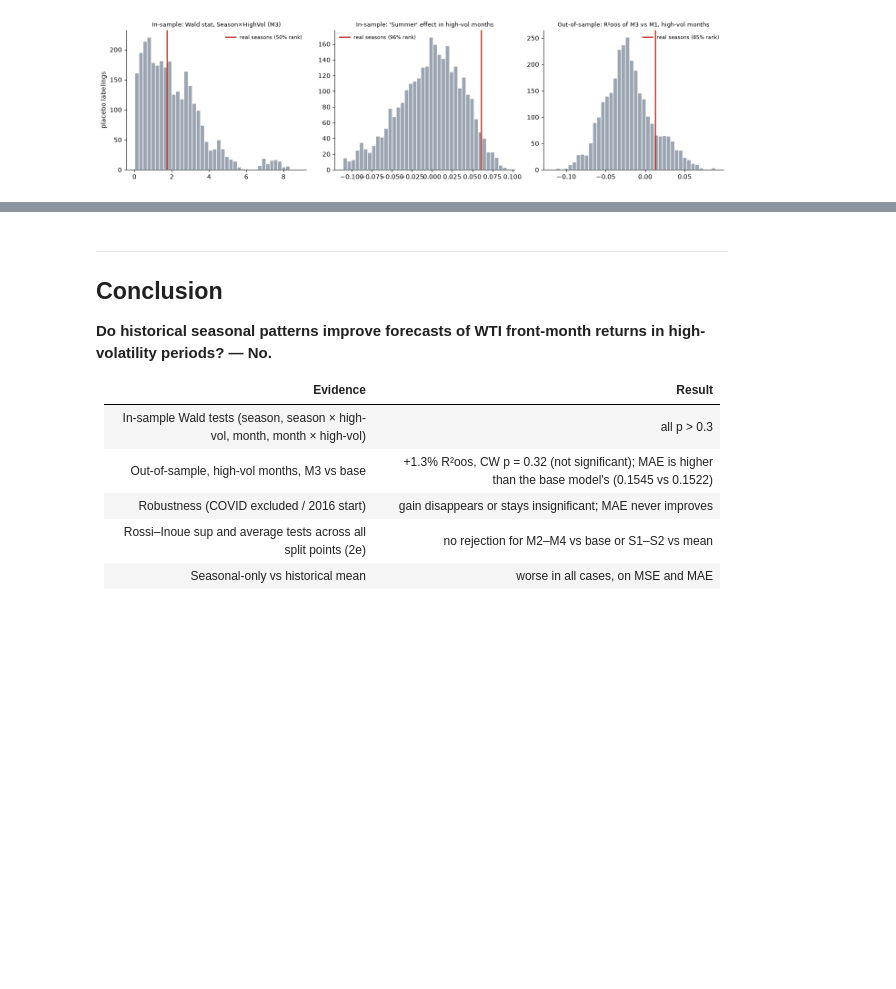
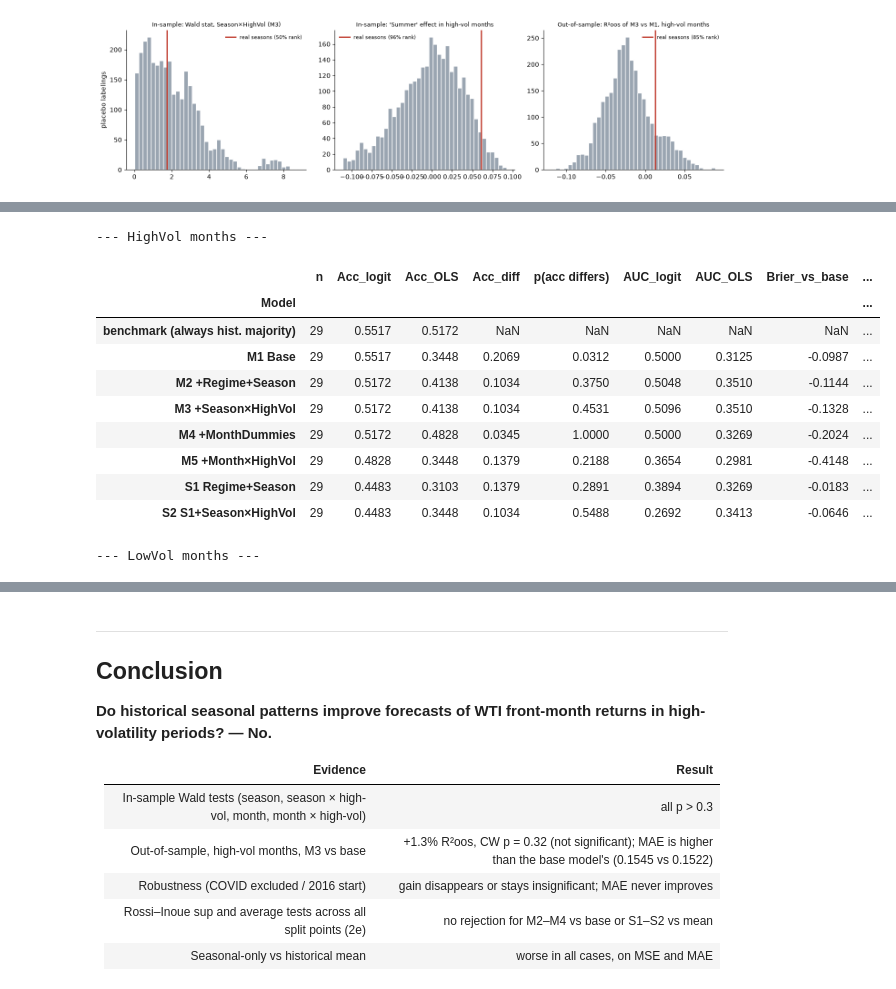
Before and after one commit to LeopoldChambriard/forecasting_oil_prices_project, a Jupyter notebook: WTI_seasonality_highvol_OLS.ipynb, the cells around one changed output, grey strips where cells are left out. Cells and saved outputs as stored; diff of their text form; code cells hidden in the pictures; blank space fills up the shorter version.

```diff
--- a/WTI_seasonality_highvol_OLS.ipynb
+++ b/WTI_seasonality_highvol_OLS.ipynb
@@ -661,0 +789,18 @@ plt.tight_layout(); plt.show()
+# %%
+# Same table for high-vol and low-vol months
+for reg in ["HighVol", "LowVol"]:
+    print(f"--- {reg} months ---")
+    display(res_dir[res_dir.Regime == reg].drop(columns="Regime").set_index("Model"))
+# %% [output]
+--- HighVol months ---
+|  | n | Acc_logit | Acc_OLS | Acc_diff | p(acc differs) | AUC_logit | AUC_OLS | Brier_vs_base | ... |
+| Model |  |  |  |  |  |  |  |  | ... |
+| benchmark (always hist. majority) | 29 | 0.5517 | 0.5172 | NaN | NaN | NaN | NaN | NaN | ... |
+| M1 Base | 29 | 0.5517 | 0.3448 | 0.2069 | 0.0312 | 0.5000 | 0.3125 | -0.0987 | ... |
+| M2 +Regime+Season | 29 | 0.5172 | 0.4138 | 0.1034 | 0.3750 | 0.5048 | 0.3510 | -0.1144 | ... |
+| M3 +Season×HighVol | 29 | 0.5172 | 0.4138 | 0.1034 | 0.4531 | 0.5096 | 0.3510 | -0.1328 | ... |
+| M4 +MonthDummies | 29 | 0.5172 | 0.4828 | 0.0345 | 1.0000 | 0.5000 | 0.3269 | -0.2024 | ... |
+| M5 +Month×HighVol | 29 | 0.4828 | 0.3448 | 0.1379 | 0.2188 | 0.3654 | 0.2981 | -0.4148 | ... |
+| S1 Regime+Season | 29 | 0.4483 | 0.3103 | 0.1379 | 0.2891 | 0.3894 | 0.3269 | -0.0183 | ... |
+| S2 S1+Season×HighVol | 29 | 0.4483 | 0.3448 | 0.1034 | 0.5488 | 0.2692 | 0.3413 | -0.0646 | ... |
+--- LowVol months ---
```
Also changed, not shown: parts of 11 cells of this notebook, 3 other files.
